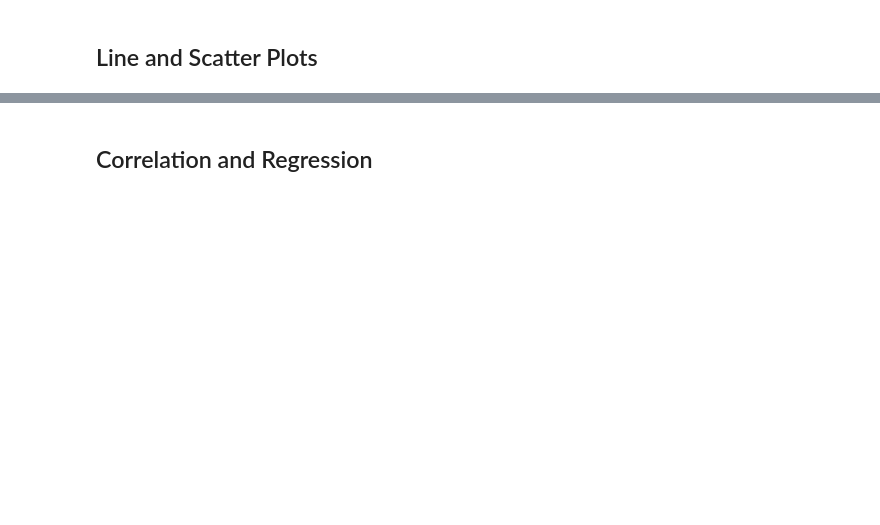
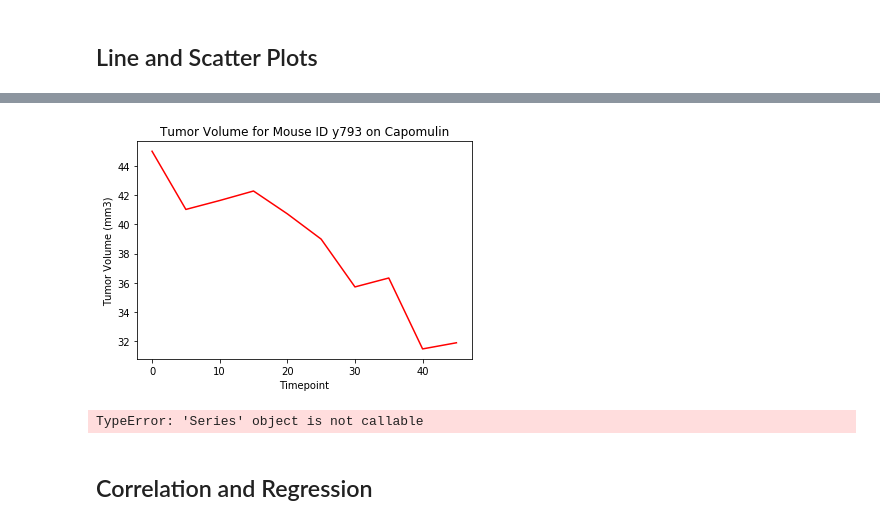
Before and after one commit to kvereda/Matplotlib-challenge, a Jupyter notebook: pymaceuticals_starter.ipynb, the cells around one changed output, grey strips where cells are left out. Saved outputs shown, nothing was run; the diff lists cells and outputs as text; code cells hidden in the pictures; blank space fills up the shorter version.

```diff
--- a/pymaceuticals_starter.ipynb
+++ b/pymaceuticals_starter.ipynb
@@ -510,3 +585,10 @@ x_axis
 # %%
+x_axis = np.arange(0, 50, 5)
 y_axis = [45.00, 41.02, 41.63, 42.28, 40.72, 38.99, 35.72, 36.33, 31.48, 31.90]
-y_axis
+y793 = plt.plot(x_axis, y_axis, color="red", label="Tumor Volume")
+plt.title("Tumor Volume for Mouse ID y793 on Capomulin")
+plt.xlabel("Timepoint")
+plt.ylabel("Tumor Volume (mm3)")
+plt.show()
+# %% [output]
+[figure, added]
@@ -528 +595,13 @@ plt.show()
+# %%
+# Generate a scatter plot of mouse weight versus average tumor volume for the Capomulin regimen
+weight = Capomulin_df(["Weight (g)"])
+weight
+# tumor_vol = Capomulin_df(["Tumor Volume (mm3)"])
+# # x_limit = 100
+# # x_axis = np.arange(0, x_limit, 1)
+# # data = [random.random() for value in x_axis]
+# plt.scatter(weight, tumor_vol, marker="o", facecolors="red", edgecolors="black",
+#             s=x_axis, alpha=0.75)
+# %% [output]
+TypeError: 'Series' object is not callable
 # %%
```
Also changed, not shown: parts of 25 cells of this notebook.
